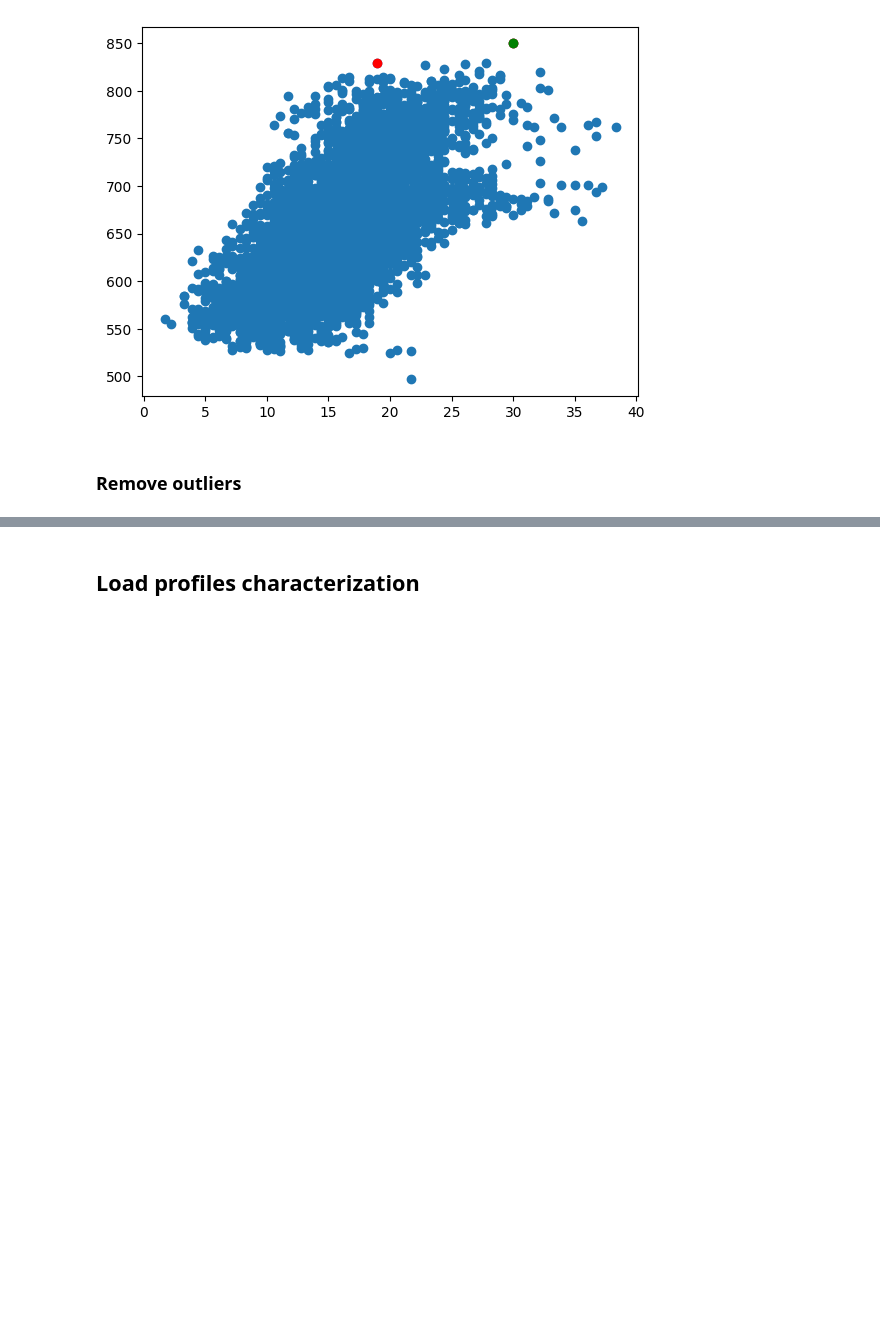
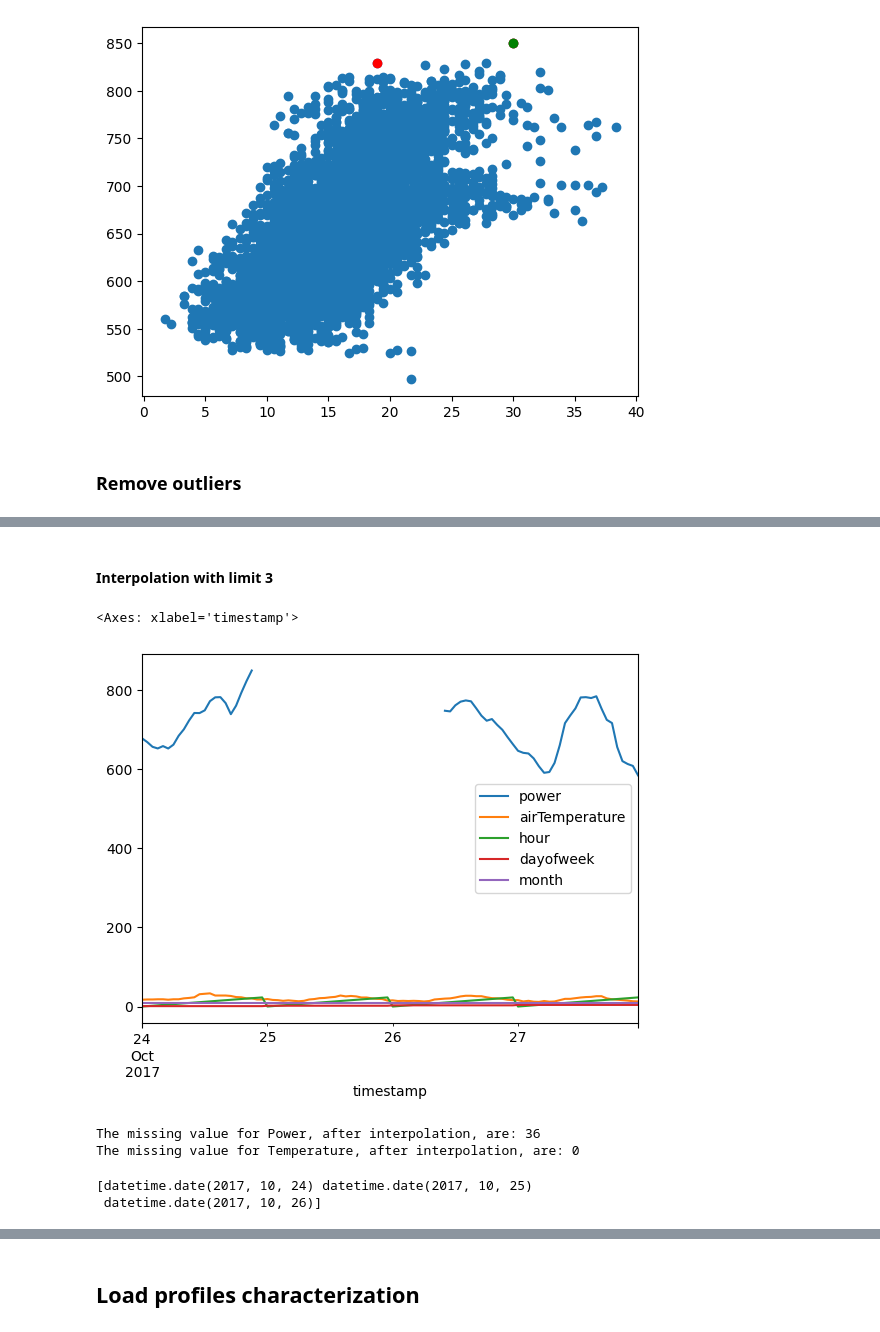
Before and after one commit to SimoneMicheli/dataScienceCourse-group5, a Jupyter notebook: solution.ipynb, the cells around one changed output, grey strips where cells are left out. Cells and saved outputs as stored; diff of their text form; code cells hidden in the pictures; blank space fills up the shorter version.

```diff
--- a/solution.ipynb
+++ b/solution.ipynb
@@ -125,0 +132,23 @@ data.dropna(subset=['power'],inplace=True)
+# %% [markdown]
+#### Interpolation with limit 3
+# %%
+data['airTemperature'].interpolate('spline',limit=3,inplace=True,order=3)
+
+data['power'].interpolate('spline',limit=3,inplace=True,order=3)
+data[data['power'].isna()]
+data["2017-10-24":"2017-10-27"].plot()
+# %% [output]
+<Axes: xlabel='timestamp'>
+[figure, added]
+# %%
+print(f'The missing value for Power, after interpolation, are:', data['power'].isna().sum())
+print(f'The missing value for Temperature, after interpolation, are:', data['airTemperature'].isna().sum())
+# %% [output]
+The missing value for Power, after interpolation, are: 36
+The missing value for Temperature, after interpolation, are: 0
+# %%
+datesWithNa = np.unique(data.date[data['power'].isna()])
+print(datesWithNa)
+# %% [output]
+[datetime.date(2017, 10, 24) datetime.date(2017, 10, 25)
+ datetime.date(2017, 10, 26)]
```
Also changed, not shown: parts of 30 cells of this notebook.
